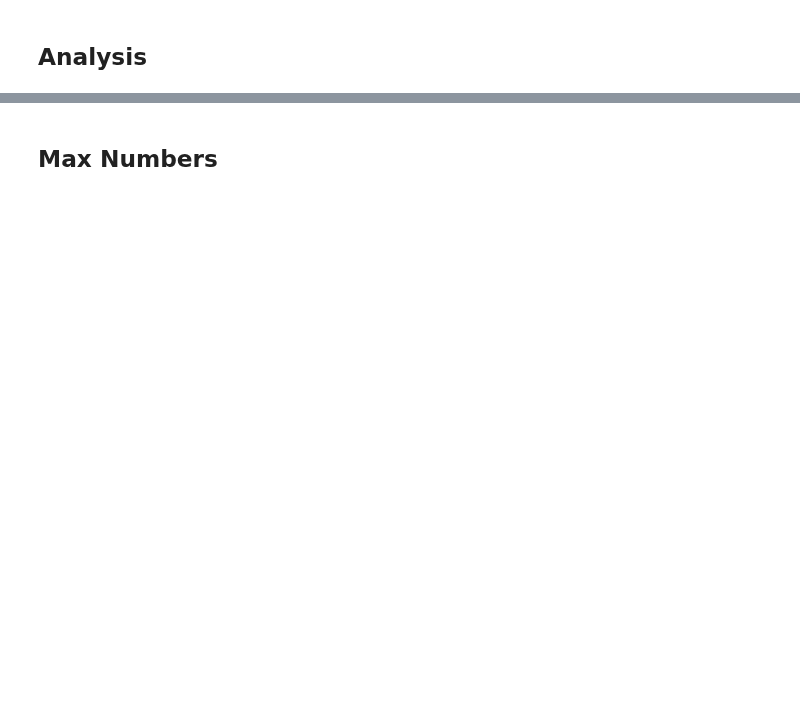
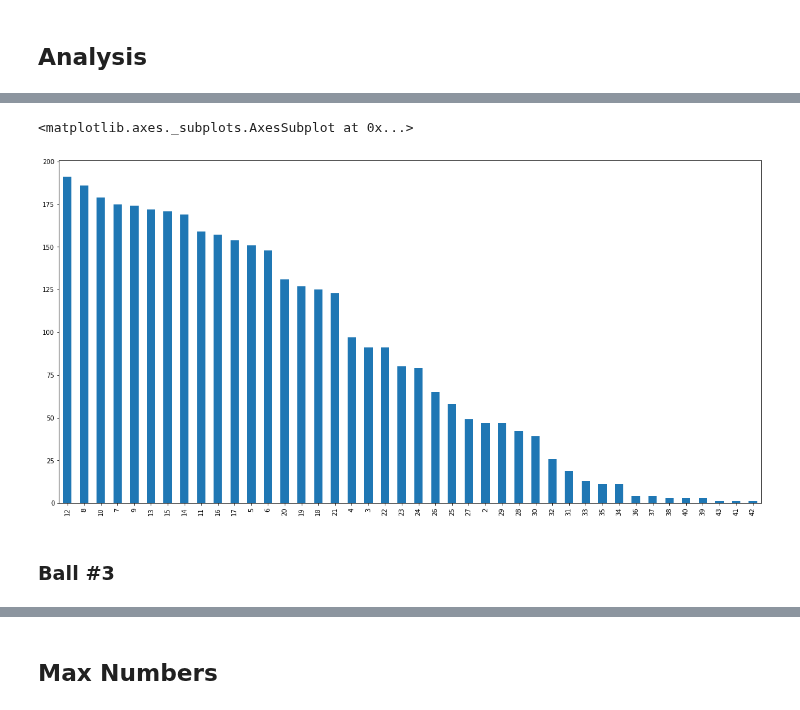
Before and after one commit to JesseScott/Lotto649, a Jupyter notebook: lotto.ipynb, the cells around one changed output, grey strips where cells are left out. Cells and saved outputs as stored; diff of their text form; code cells hidden in the pictures; blank space fills up the shorter version.

```diff
--- a/lotto.ipynb
+++ b/lotto.ipynb
@@ -159,0 +127,6 @@ max_one.item()
+# %%
+# set
+b2 = draws["NUMBER DRAWN 2"]
+
+# describe
+b2.describe()
@@ -159,0 +143,5 @@ max_one.item()
+# %%
+# unique
+b2vc = b2.value_counts()
+b2vc.columns = ["value"]
+b2vc
@@ -159,0 +166,7 @@ max_one.item()
+# %%
+b2vc.plot(kind='bar')
+# %% [output]
+<matplotlib.axes._subplots.AxesSubplot at 0x...>
+[figure, added]
+# %% [markdown]
+### Ball #3
```
Also changed, not shown: parts of 37 cells of this notebook, 2 other files.
